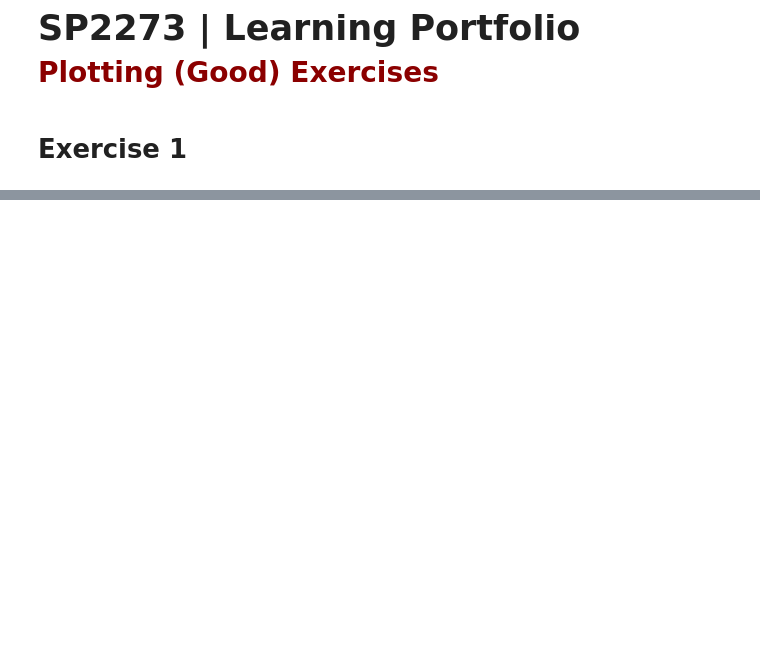
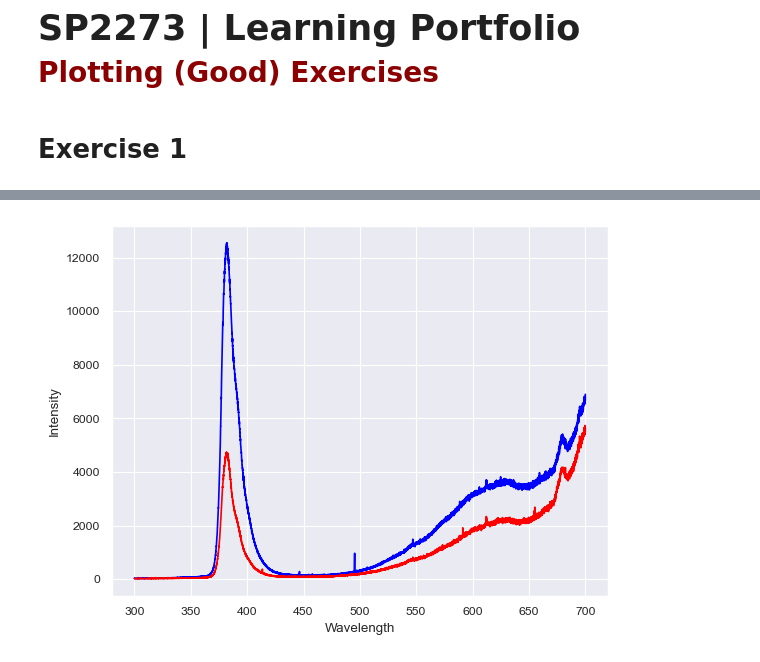
Before and after one commit to SPS-SP2273/learning-portfolio-2024-aug-reboplim, a Jupyter notebook: 7.2_plotting__exercises/plotting_(good)_exercises.ipynb, the cells around one changed output, grey strips where cells are left out. Saved outputs shown, nothing was run; the diff lists cells and outputs as text; code cells hidden in the pictures; blank space fills up the shorter version.

Commit message:
READY FOR REVIEW plotting_(good)_exercises.ipynb

```diff
--- a/7.2_plotting__exercises/plotting_(good)_exercises.ipynb
+++ b/7.2_plotting__exercises/plotting_(good)_exercises.ipynb
@@ -71,0 +77,3 @@ plt.show(block=False)
+# %%
+df_nw012_before = pd.read_csv("NW012_before_cleaned.csv", sep=" ")
+df_nw012_after = pd.read_csv("NW012_after_cleaned.csv", sep=" ")
@@ -71,0 +112,9 @@ plt.show(block=False)
+# %%
+sns.set_context("paper")
+sns.set_style("darkgrid")
+# %%
+sns.lineplot(data=df_nw012_before, x="Wavelength", y="Intensity", color="blue")
+sns.lineplot(data=df_nw012_after, x="Wavelength", y="Intensity", color="red")
+plt.show()
+# %% [output]
+[figure, added]
```
Also changed, not shown: parts of 12 cells of this notebook, 4 other files.
